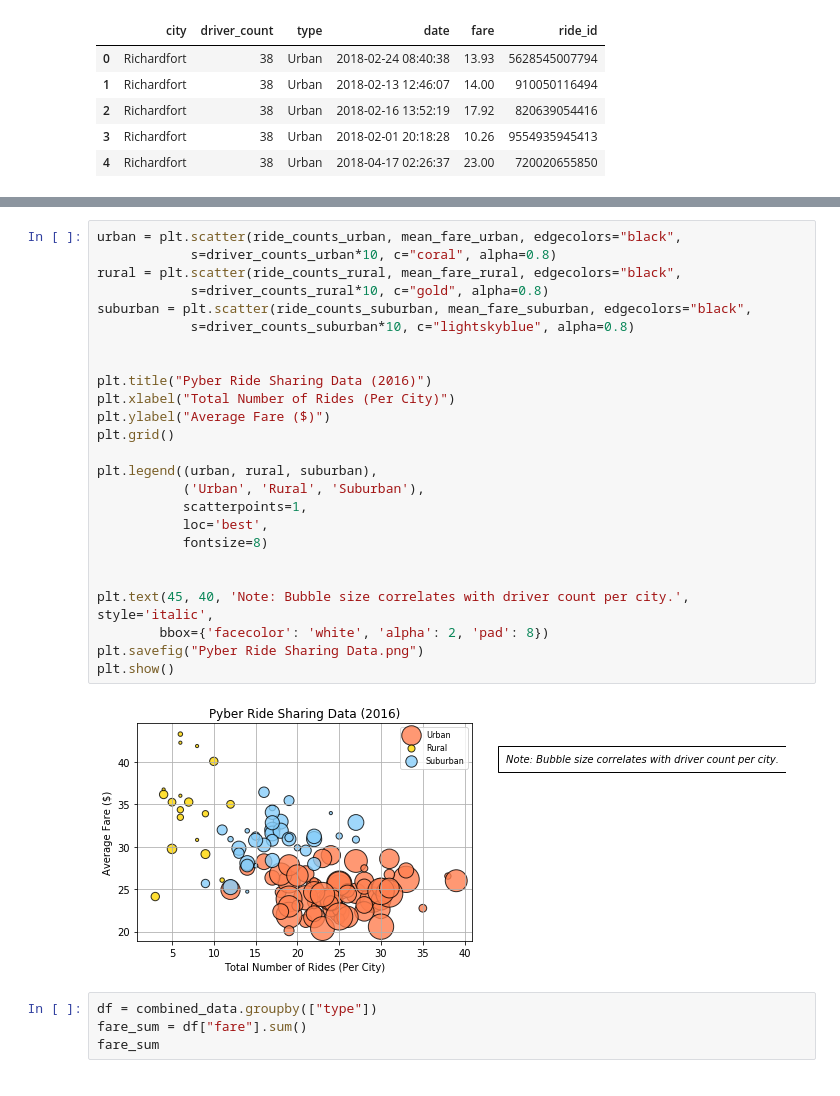
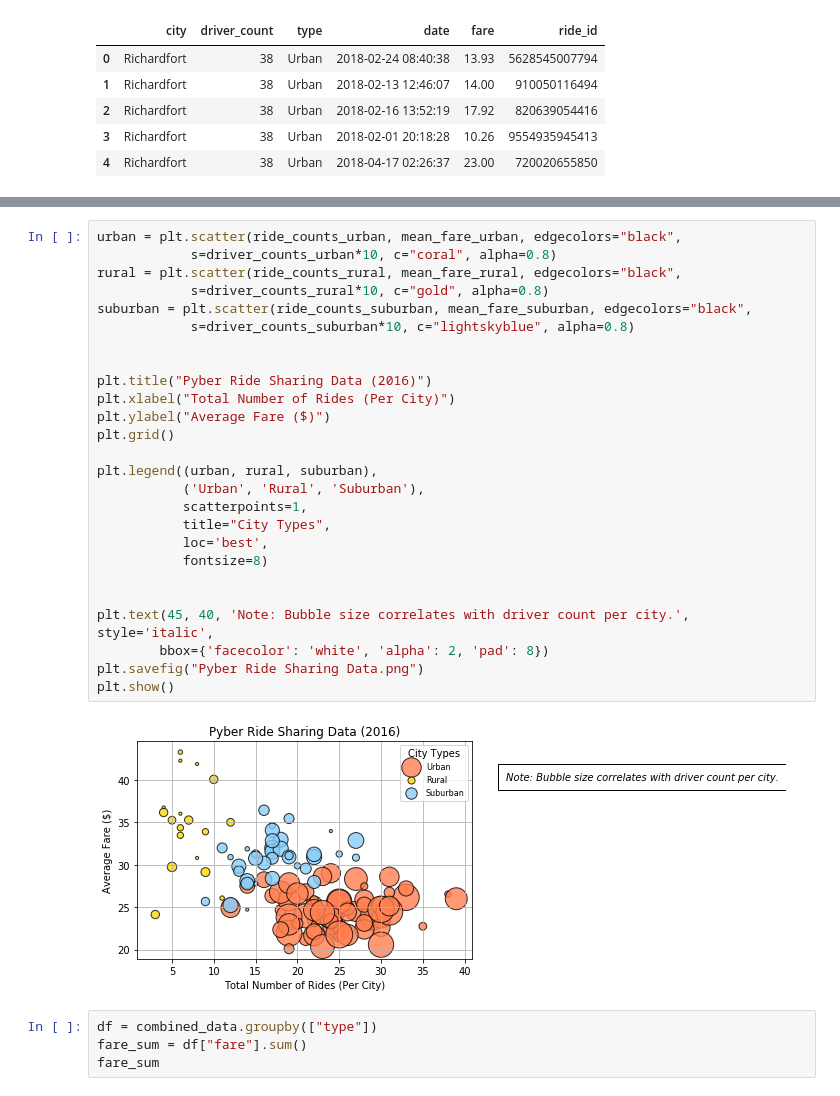
Before and after one commit to gloriabromeit/Gloria_Homework, a Jupyter notebook: Homework_Matplotlib_Gloria.ipynb, the cells around one changed output, grey strips where cells are left out. Saved outputs shown, nothing was run; the diff lists cells and outputs as text.

```diff
--- a/Homework_Matplotlib_Gloria.ipynb
+++ b/Homework_Matplotlib_Gloria.ipynb
@@ -144,30 +144,31 @@ Name: ride_id, dtype: int64
 # %%
 urban = plt.scatter(ride_counts_urban, mean_fare_urban, edgecolors="black",
             s=driver_counts_urban*10, c="coral", alpha=0.8)
 rural = plt.scatter(ride_counts_rural, mean_fare_rural, edgecolors="black",
             s=driver_counts_rural*10, c="gold", alpha=0.8)
 suburban = plt.scatter(ride_counts_suburban, mean_fare_suburban, edgecolors="black",
             s=driver_counts_suburban*10, c="lightskyblue", alpha=0.8)
 
 
 plt.title("Pyber Ride Sharing Data (2016)")
 plt.xlabel("Total Number of Rides (Per City)")
 plt.ylabel("Average Fare ($)")
 plt.grid()
 
 plt.legend((urban, rural, suburban),
            ('Urban', 'Rural', 'Suburban'),
            scatterpoints=1,
+           title="City Types",
            loc='best',
            fontsize=8)
 
 
 plt.text(45, 40, 'Note: Bubble size correlates with driver count per city.', style='italic',
         bbox={'facecolor': 'white', 'alpha': 2, 'pad': 8})
 plt.savefig("Pyber Ride Sharing Data.png")
 plt.show()
 # %% [output]
-[figure, old version]
+[figure, new version]
 # %%
 df = combined_data.groupby(["type"])
 fare_sum = df["fare"].sum()
```
